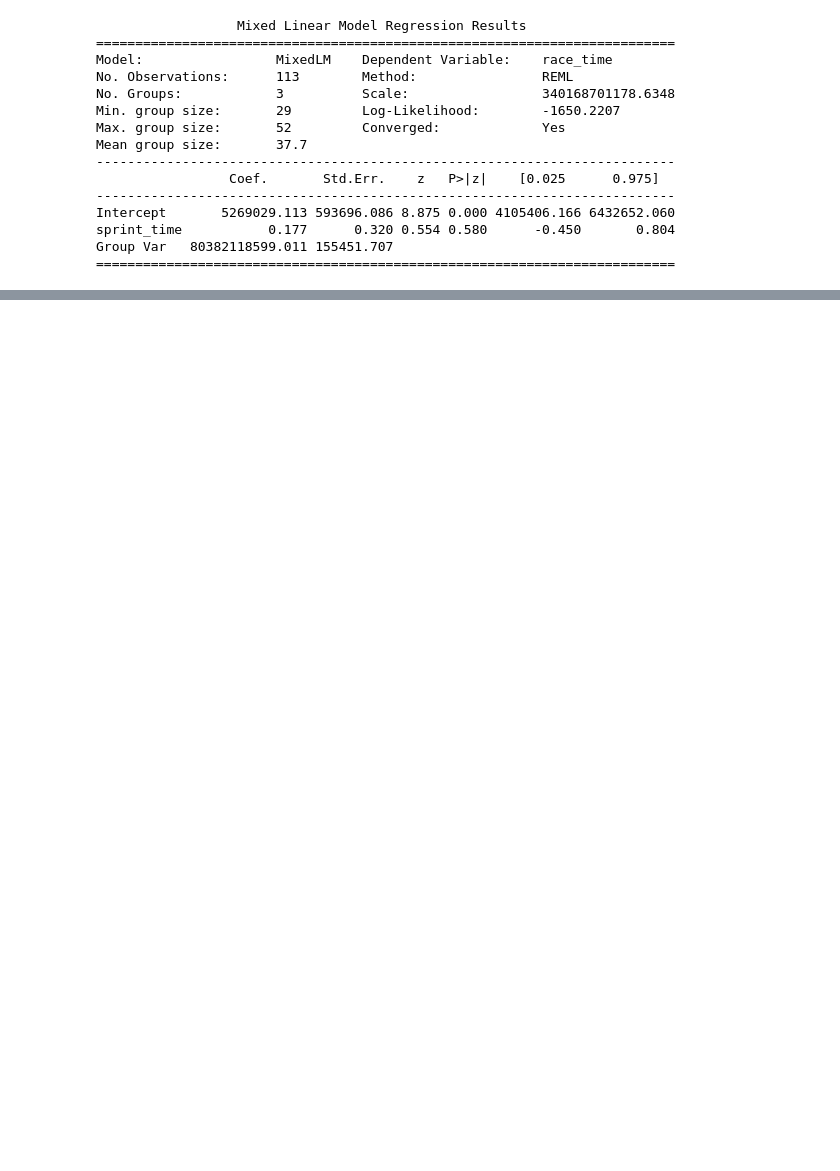
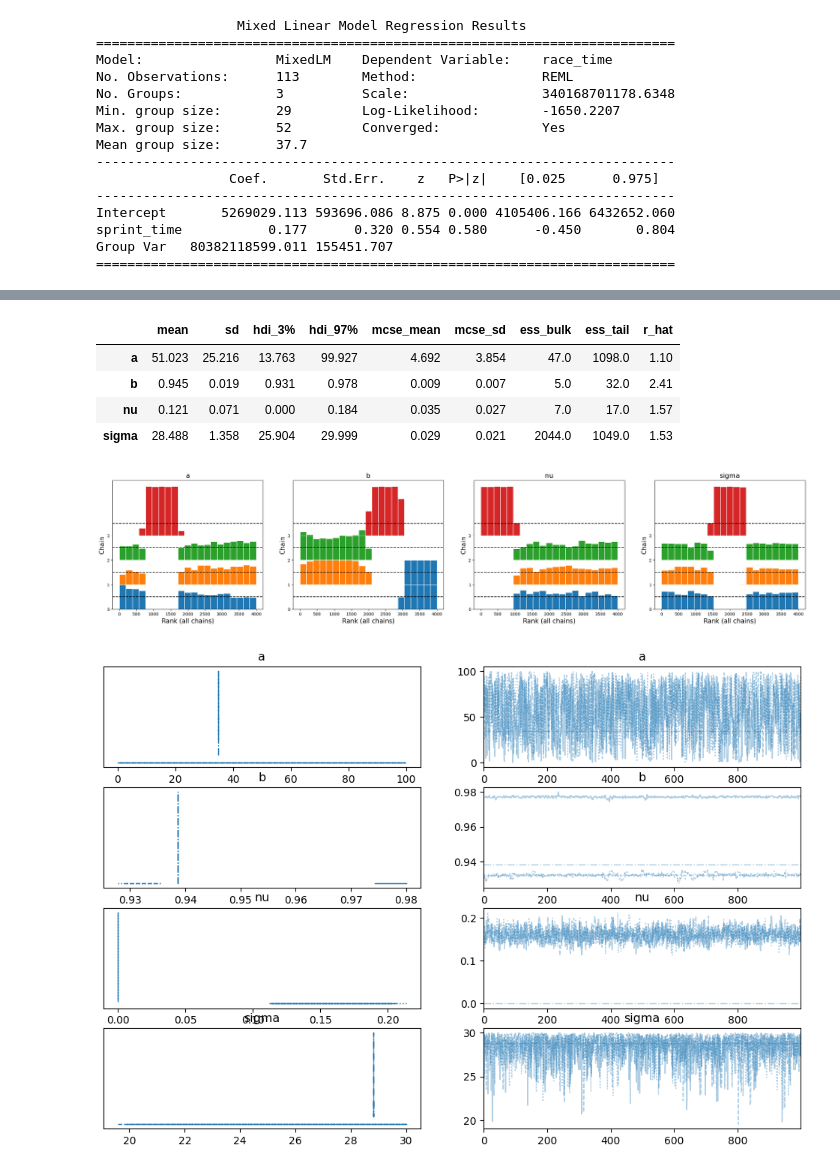
Before and after one commit to MacBeth-M/Capstone, a Jupyter notebook: SprintFormat.ipynb, the cells around one changed output, grey strips where cells are left out. Saved outputs shown, nothing was run; the diff lists cells and outputs as text; code cells hidden in the pictures; blank space fills up the shorter version.

```diff
--- a/SprintFormat.ipynb
+++ b/SprintFormat.ipynb
@@ -324,0 +346,21 @@ Group Var   80382118599.011 155451.707
+# %%
+# Linear Model with Student T likelihood
+with pm.Model() as linear_model:
+    # Priors
+    a = pm.Uniform('a', lower = 0, upper = 100)
+    b = pm.Uniform('b', lower = 0, upper = 100)
+    nu = pm.HalfNormal('nu', sigma = 30)  # degrees of freedom for Student's T
+    sigma = pm.Uniform('sigma', 0, 30)
+
+    # Data
+    x = pm.MutableData('x', sprint_race['sprint_lap_time'])
+    y = pm.MutableData('y', sprint_race['race_lap_time'])
+
+    # Regression Mean (Linear Function)
+    mu = pm.Deterministic('mu', a + b * x)
+
+    # Likelihood using Student's T
+    pm.StudentT('likelihood', nu = nu, mu = mu, sigma = sigma, observed = y)
+
+    # Sampling
+    linear_trace = pm.sample(tune = 1000, draws = 1000, chains = 4)
@@ -324,0 +381,12 @@ Group Var   80382118599.011 155451.707
+# %%
+az.plot_rank(linear_trace, var_names=['a', 'b', 'nu', 'sigma'])
+az.plot_trace(linear_trace, var_names=['a', 'b', 'nu', 'sigma'])
+az.summary(linear_trace, var_names=['a', 'b', 'nu', 'sigma'])
+# %% [output]
+|  | mean | sd | hdi_3% | hdi_97% | mcse_mean | mcse_sd | ess_bulk | ess_tail | r_hat |
+| a | 51.023 | 25.216 | 13.763 | 99.927 | 4.692 | 3.854 | 47.0 | 1098.0 | 1.10 |
+| b | 0.945 | 0.019 | 0.931 | 0.978 | 0.009 | 0.007 | 5.0 | 32.0 | 2.41 |
+| nu | 0.121 | 0.071 | 0.000 | 0.184 | 0.035 | 0.027 | 7.0 | 17.0 | 1.57 |
+| sigma | 28.488 | 1.358 | 25.904 | 29.999 | 0.029 | 0.021 | 2044.0 | 1049.0 | 1.53 |
+[figure, added]
+[figure, added]
```
Also changed, not shown: parts of 9 cells of this notebook.
